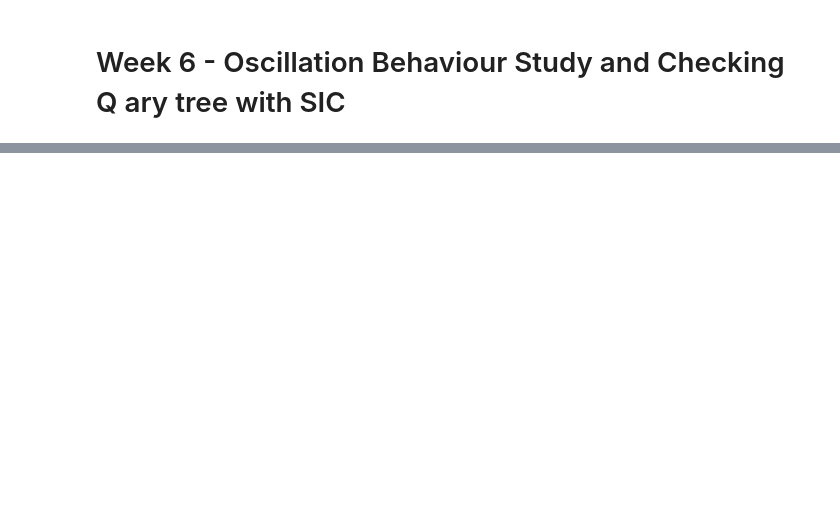
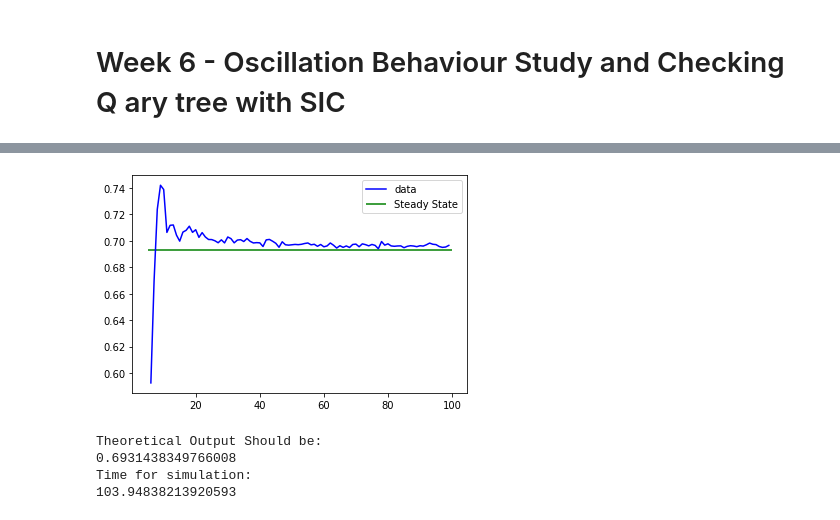
Before and after one commit to deshpandeyash/treesplittingsimulator, a Jupyter notebook: Weekly Results/Week6_results.ipynb, the cells around one changed output, grey strips where cells are left out. Saved outputs shown, nothing was run; the diff lists cells and outputs as text; code cells hidden in the pictures; blank space fills up the shorter version.

```diff
--- a/Weekly Results/Week6_results.ipynb
+++ b/Weekly Results/Week6_results.ipynb
@@ -40,0 +43,8 @@ Time for simulation:
+# %%
+simstudy.simulate_sic_oscillations(100,5)
+# %% [output]
+[figure, added]
+Theoretical Output Should be:
+0.6931438349766008
+Time for simulation:
+103.94838213920593
```
Also changed, not shown: parts of 23 cells of this notebook, 3 other files.
